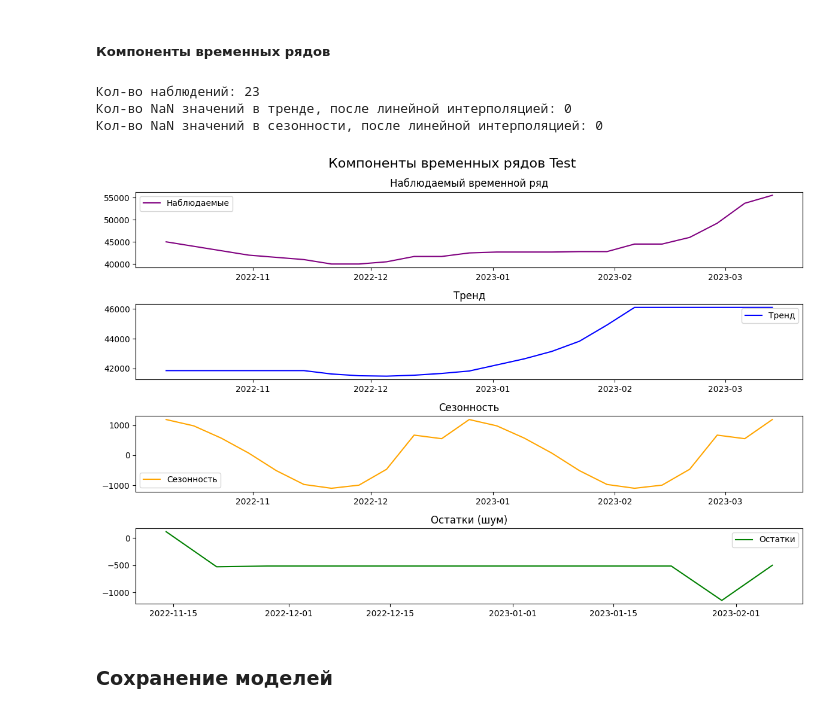
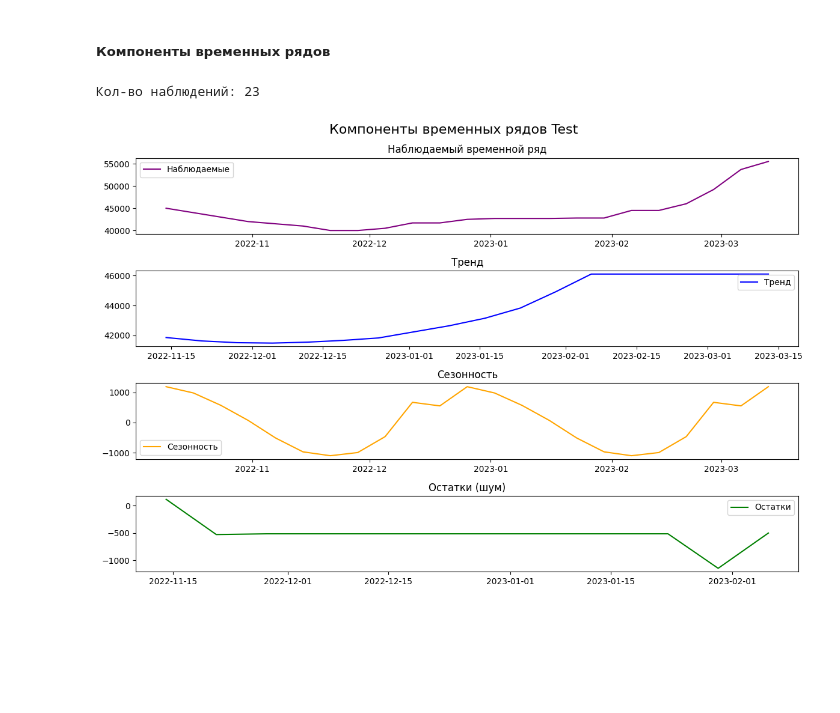
Before and after one commit to pogodaa/tretiy_intensiv, a Jupyter notebook: train.ipynb, the cells around one changed output. Cells and saved outputs as stored; diff of their text form; code cells hidden in the pictures; blank space fills up the shorter version.

Commit message:
train_updt
//

```diff
--- a/train.ipynb
+++ b/train.ipynb
@@ -123,7 +127,7 @@ test.head(3)
 # %% [markdown]
 ##### Train
 # %%
-def comp_vrem_ryadov(data, period, data_name, n):
+def comp_vrem_ryadov(data, period, data_name, n, check_NaN):
     data['dt'] = pd.to_datetime(data['dt'])
     data.set_index('dt', inplace=True)
 
@@ -140,19 +144,19 @@ def comp_vrem_ryadov(data, period, data_name, n):
     trend_cleaned = trend.interpolate(method='linear')
     seasonal_cleaned = seasonal.interpolate(method='linear')
 
-    # Заполнение оставшихся NaN значений методом вперед и назад
-    trend_cleaned.ffill(inplace=True)
-    trend_cleaned.bfill(inplace=True)
+    if check_NaN == 1:
+        # Заполнение оставшихся NaN значений методом вперед и назад
+        trend_cleaned.ffill(inplace=True)
+        trend_cleaned.bfill(inplace=True)
 
-    # Проверка количества оставшихся NaN значений
-    remaining_nan_trend = trend_cleaned.isna().sum()
-    remaining_nan_seasonal = seasonal_cleaned.isna().sum()
+        # Проверка количества оставшихся NaN значений
+        remaining_nan_trend = trend_cleaned.isna().sum()
+        remaining_nan_seasonal = seasonal_cleaned.isna().sum()
 
-    print(f"Кол-во NaN значений в тренде, после линейной интерполяцией: {remaining_nan_trend}")
-    print(f"Кол-во NaN значений в сезонности, после линейной интерполяцией: {remaining_nan_seasonal}")
+        print(f"Кол-во NaN значений в тренде, после линейной интерполяцией: {remaining_nan_trend}")
+        print(f"Кол-во NaN значений в сезонности, после линейной интерполяцией: {remaining_nan_seasonal}")
 
     plt.figure(figsize=(12, 8))
-
     plt.suptitle(f'Компоненты временных рядов {data_name}', fontsize=16)
 
     plt.subplot(4, 1, 1)
@@ -181,8 +185,9 @@ def comp_vrem_ryadov(data, period, data_name, n):
     if n == 1:
         return trend_cleaned, seasonal_cleaned, resid, data
 
+# Вызов функции
 train_data = train.copy()
-trend_train, seasonal_train, resid_train, train_data = comp_vrem_ryadov(train_data, 200, 'Train', 1)
+trend_train, seasonal_train, resid_train, train_data = comp_vrem_ryadov(train_data, 200, 'Train', 1, 1)
 # %% [output]
 Кол-во наблюдений: 400
 Кол-во NaN значений в тренде, после линейной интерполяцией: 0
@@ -192,7 +197,7 @@ trend_train, seasonal_train, resid_train, train_data = comp_vrem_ryadov(train_da
 ##### Test
 # %%
 test_data = test.copy()
-trend_test, seasonal_test, resid_test, test_data = comp_vrem_ryadov(test_data, 14, 'Test', 1)
+trend_test, seasonal_test, resid_test, test_data = comp_vrem_ryadov(test_data, 14, 'Test', 1, 1)
 # %% [output]
 Кол-во наблюдений: 28
 Кол-во NaN значений в тренде, после линейной интерполяцией: 0
@@ -594,11 +620,7 @@ plt.show()
 # %% [markdown]
 ##### Компоненты временных рядов
 # %%
-comp_vrem_ryadov(test, 11.5, 'Test', 0)
+comp_vrem_ryadov(test, 11.5, 'Test', 0, 0)
 # %% [output]
 Кол-во наблюдений: 23
-Кол-во NaN значений в тренде, после линейной интерполяцией: 0
-Кол-во NaN значений в сезонности, после линейной интерполяцией: 0
-[figure, old version]
+[figure, new version]
-# %% [markdown]
-### Сохранение моделей
```
Also changed, not shown: parts of 14 cells of this notebook, 5 other files.
